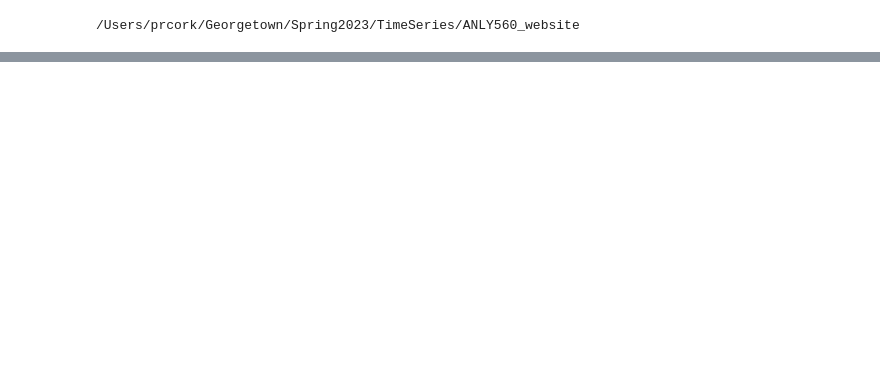
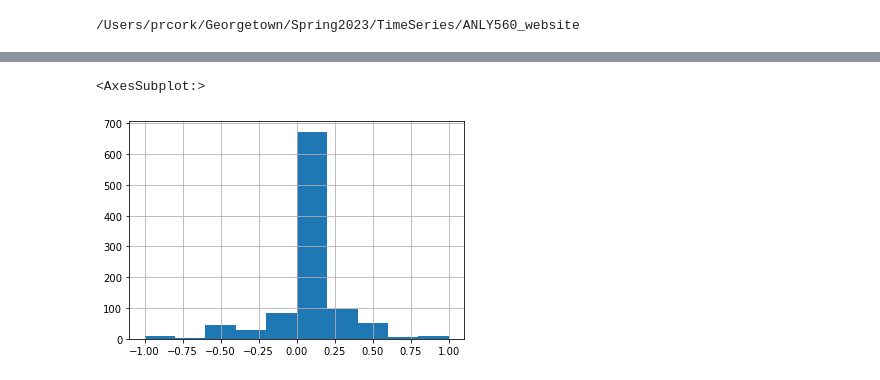
Before and after one commit to phil-cork/TimeSeries_Website, a Jupyter notebook: _analysis/text_analysis_submissions.ipynb, the cells around one changed output, grey strips where cells are left out. Cells and saved outputs as stored; diff of their text form; code cells hidden in the pictures; blank space fills up the shorter version.

```diff
--- a/_analysis/text_analysis_submissions.ipynb
+++ b/_analysis/text_analysis_submissions.ipynb
@@ -56,0 +60,16 @@ Topic #8: card, magic, deck, planeswalkers, planeswalker, token, mark, best, col
+# %%
+def getSubjectivity(text):
+    return textblob.TextBlob(text).sentiment.subjectivity
+
+ #Create a function to get the polarity
+def getPolarity(text):
+    return textblob.TextBlob(text).sentiment.polarity
+# %%
+finance['lem_title'] = text_analysis.lemmatize_documents(finance.title)
+finance['subjectivity'] = finance.title.apply(getSubjectivity)
+finance['lem_subjectivity'] = finance.lem_title.apply(getSubjectivity)
+finance['sub_diff'] = finance['subjectivity'] - finance['lem_subjectivity']
+
+finance['polarity'] = finance.title.apply(getPolarity)
+finance['lem_polarity'] = finance.lem_title.apply(getPolarity)
+finance['sub_diff'] = finance['subjectivity'] - finance['lem_polarity']
@@ -56,0 +85,5 @@ Topic #8: card, magic, deck, planeswalkers, planeswalker, token, mark, best, col
+# %%
+finance.lem_polarity.hist()
+# %% [output]
+<AxesSubplot:>
+[figure, added]
```
Also changed, not shown: parts of 11 cells of this notebook, 4 other files.
